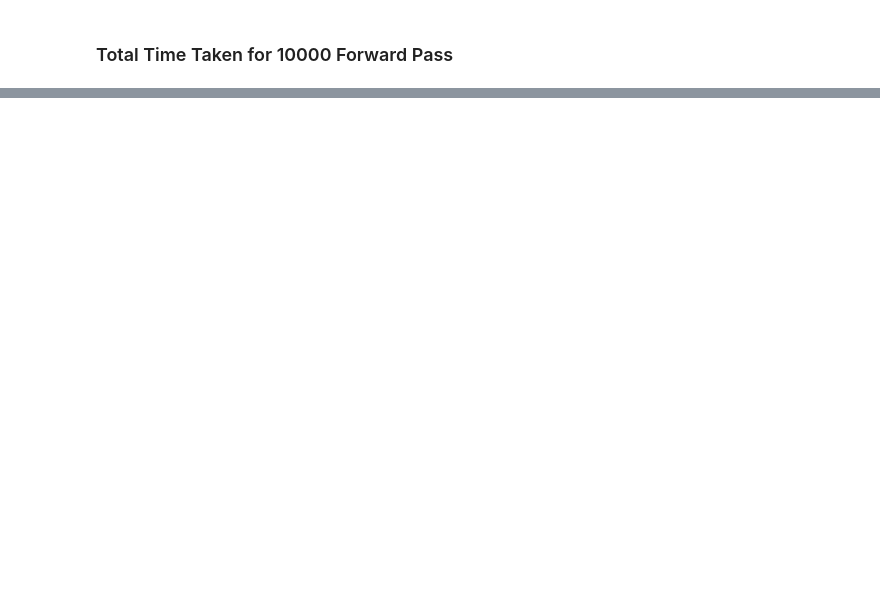
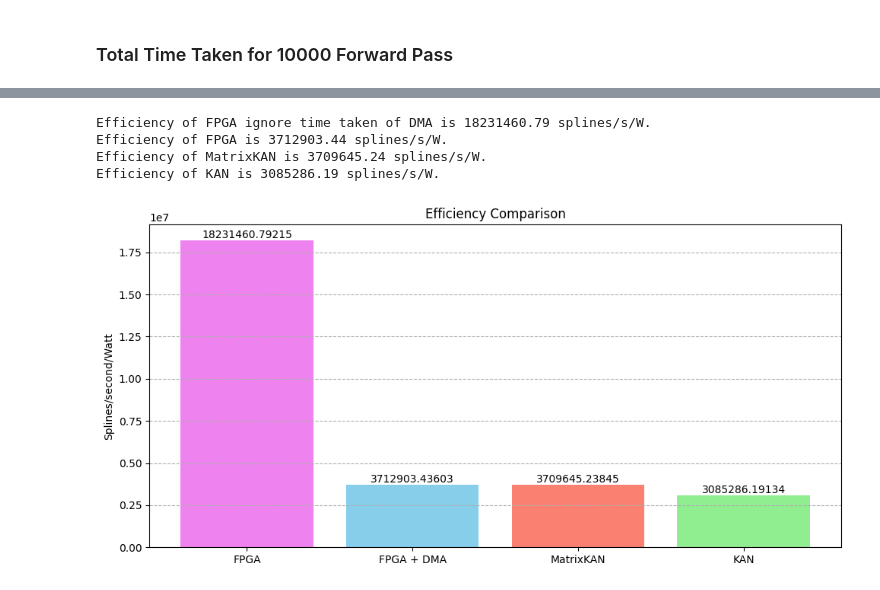
Before and after one commit to KantaphatLeelakunwet/MatrixKAN, a Jupyter notebook: eval_spline.ipynb, the cells around one changed output, grey strips where cells are left out. Cells and saved outputs as stored; diff of their text form; code cells hidden in the pictures; blank space fills up the shorter version.

```diff
--- a/eval_spline.ipynb
+++ b/eval_spline.ipynb
@@ -137,0 +402,33 @@ sum(matkan_times)
+# %%
+matkan_eff = matkan_tp / (matkan_mean_power / 1000.0)
+kan_eff = kan_tp / (kan_mean_power / 1000.0)
+fpga_eff = fpga_tp / (fpga_power / 1000.0)
+fpga_eff_no_dma = fpga_tp_no_dma / (fpga_power / 1000.0)
+
+print(f"Efficiency of FPGA ignore time taken of DMA is {fpga_eff_no_dma:.2f} splines/s/W.")
+print(f"Efficiency of FPGA is {fpga_eff:.2f} splines/s/W.")
+print(f"Efficiency of MatrixKAN is {matkan_eff:.2f} splines/s/W.")
+print(f"Efficiency of KAN is {kan_eff:.2f} splines/s/W.")
+# %% [output]
+Efficiency of FPGA ignore time taken of DMA is 18231460.79 splines/s/W.
+Efficiency of FPGA is 3712903.44 splines/s/W.
+Efficiency of MatrixKAN is 3709645.24 splines/s/W.
+Efficiency of KAN is 3085286.19 splines/s/W.
+# %%
+models = ["FPGA", "FPGA + DMA", "MatrixKAN", "KAN"]
+efficiency = [fpga_eff_no_dma, fpga_eff, matkan_eff, kan_eff]
+
+plt.figure(figsize=(10, 5))
+bars = plt.bar(models, efficiency, capsize=5, color=['violet', 'skyblue', 'salmon', 'lightgreen'])
+for bar in bars:
+    height = bar.get_height()
+    plt.text(bar.get_x() + bar.get_width()/2., height,
+             f'{height:.5f}',  # Formats in scientific notation if too small
+             ha='center', va='bottom')
+plt.title(f"Efficiency Comparison")
+plt.ylabel("Splines/second/Watt")
+plt.grid(axis='y', linestyle='--')
+plt.tight_layout()
+plt.show()
+# %% [output]
+[figure, added]
```
Also changed, not shown: parts of 27 cells of this notebook.
